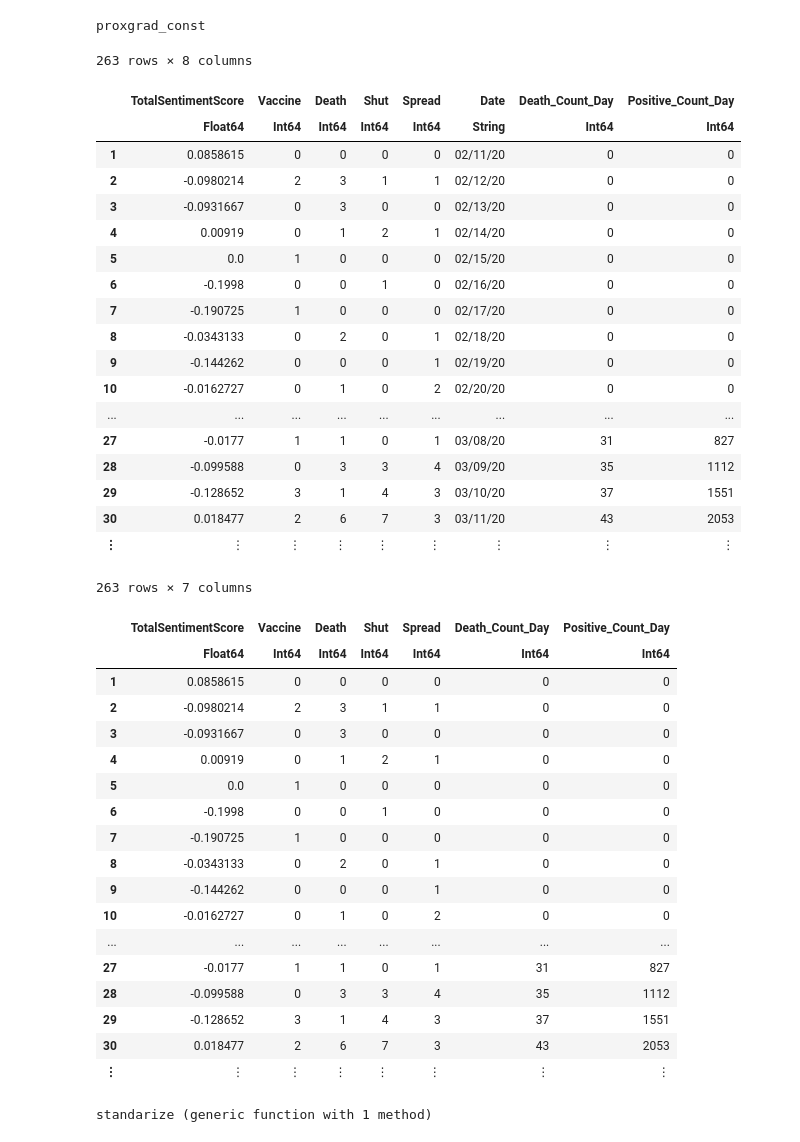
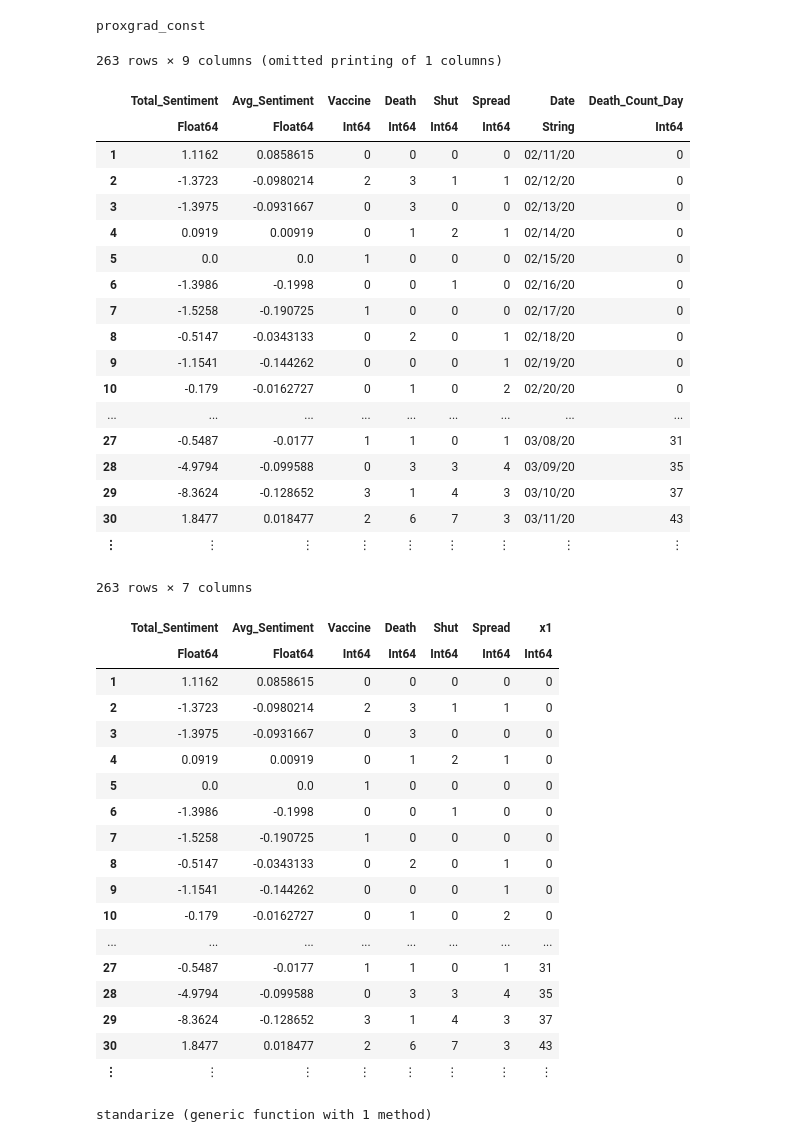
Before and after one commit to dchernysheva/ORIE-4741, a Jupyter notebook: Code/Healthcare/Anthem.ipynb, the cells around one changed output. Drawn from its saved outputs; the diff is of its cells as text; code cells hidden in the pictures.

```diff
--- a/Code/Healthcare/Anthem.ipynb
+++ b/Code/Healthcare/Anthem.ipynb
@@ -9,48 +9,48 @@ include("proxgrad.jl")
 # %% [output]
 proxgrad_const
 # %%
-sentiment = CSV.read("sentiment3.csv")
+sentiment = CSV.read("sentiment4.csv")
 # %% [output]
-263 rows × 8 columns
+263 rows × 9 columns (omitted printing of 1 columns)
-|  | TotalSentimentScore | Vaccine | Death | Shut | Spread | Date | Death_Count_Day | Positive_Count_Day |
-|  | Float64 | Int64 | Int64 | Int64 | Int64 | String | Int64 | Int64 |
-| 1 | 0.0858615 | 0 | 0 | 0 | 0 | 02/11/20 | 0 | 0 |
-| 2 | -0.0980214 | 2 | 3 | 1 | 1 | 02/12/20 | 0 | 0 |
-| 3 | -0.0931667 | 0 | 3 | 0 | 0 | 02/13/20 | 0 | 0 |
-| 4 | 0.00919 | 0 | 1 | 2 | 1 | 02/14/20 | 0 | 0 |
-| 5 | 0.0 | 1 | 0 | 0 | 0 | 02/15/20 | 0 | 0 |
-| 6 | -0.1998 | 0 | 0 | 1 | 0 | 02/16/20 | 0 | 0 |
-| 7 | -0.190725 | 1 | 0 | 0 | 0 | 02/17/20 | 0 | 0 |
-| 8 | -0.0343133 | 0 | 2 | 0 | 1 | 02/18/20 | 0 | 0 |
-| 9 | -0.144262 | 0 | 0 | 0 | 1 | 02/19/20 | 0 | 0 |
-| 10 | -0.0162727 | 0 | 1 | 0 | 2 | 02/20/20 | 0 | 0 |
+|  | Total_Sentiment | Avg_Sentiment | Vaccine | Death | Shut | Spread | Date | Death_Count_Day |
+|  | Float64 | Float64 | Int64 | Int64 | Int64 | Int64 | String | Int64 |
+| 1 | 1.1162 | 0.0858615 | 0 | 0 | 0 | 0 | 02/11/20 | 0 |
+| 2 | -1.3723 | -0.0980214 | 2 | 3 | 1 | 1 | 02/12/20 | 0 |
+| 3 | -1.3975 | -0.0931667 | 0 | 3 | 0 | 0 | 02/13/20 | 0 |
+| 4 | 0.0919 | 0.00919 | 0 | 1 | 2 | 1 | 02/14/20 | 0 |
+| 5 | 0.0 | 0.0 | 1 | 0 | 0 | 0 | 02/15/20 | 0 |
+| 6 | -1.3986 | -0.1998 | 0 | 0 | 1 | 0 | 02/16/20 | 0 |
+| 7 | -1.5258 | -0.190725 | 1 | 0 | 0 | 0 | 02/17/20 | 0 |
+| 8 | -0.5147 | -0.0343133 | 0 | 2 | 0 | 1 | 02/18/20 | 0 |
+| 9 | -1.1541 | -0.144262 | 0 | 0 | 0 | 1 | 02/19/20 | 0 |
+| 10 | -0.179 | -0.0162727 | 0 | 1 | 0 | 2 | 02/20/20 | 0 |
 | ... | ... | ... | ... | ... | ... | ... | ... | ... |
-| 27 | -0.0177 | 1 | 1 | 0 | 1 | 03/08/20 | 31 | 827 |
-| 28 | -0.099588 | 0 | 3 | 3 | 4 | 03/09/20 | 35 | 1112 |
-| 29 | -0.128652 | 3 | 1 | 4 | 3 | 03/10/20 | 37 | 1551 |
-| 30 | 0.018477 | 2 | 6 | 7 | 3 | 03/11/20 | 43 | 2053 |
+| 27 | -0.5487 | -0.0177 | 1 | 1 | 0 | 1 | 03/08/20 | 31 |
+| 28 | -4.9794 | -0.099588 | 0 | 3 | 3 | 4 | 03/09/20 | 35 |
+| 29 | -8.3624 | -0.128652 | 3 | 1 | 4 | 3 | 03/10/20 | 37 |
+| 30 | 1.8477 | 0.018477 | 2 | 6 | 7 | 3 | 03/11/20 | 43 |
 | ⋮ | ⋮ | ⋮ | ⋮ | ⋮ | ⋮ | ⋮ | ⋮ | ⋮ |
 # %%
-sentiment = [sentiment[1:5] sentiment[7:8]]
+sentiment = [sentiment[1:6] sentiment[8]]
 # %% [output]
 263 rows × 7 columns
-|  | TotalSentimentScore | Vaccine | Death | Shut | Spread | Death_Count_Day | Positive_Count_Day |
-|  | Float64 | Int64 | Int64 | Int64 | Int64 | Int64 | Int64 |
-| 1 | 0.0858615 | 0 | 0 | 0 | 0 | 0 | 0 |
-| 2 | -0.0980214 | 2 | 3 | 1 | 1 | 0 | 0 |
-| 3 | -0.0931667 | 0 | 3 | 0 | 0 | 0 | 0 |
-| 4 | 0.00919 | 0 | 1 | 2 | 1 | 0 | 0 |
-| 5 | 0.0 | 1 | 0 | 0 | 0 | 0 | 0 |
-| 6 | -0.1998 | 0 | 0 | 1 | 0 | 0 | 0 |
-| 7 | -0.190725 | 1 | 0 | 0 | 0 | 0 | 0 |
-| 8 | -0.0343133 | 0 | 2 | 0 | 1 | 0 | 0 |
-| 9 | -0.144262 | 0 | 0 | 0 | 1 | 0 | 0 |
-| 10 | -0.0162727 | 0 | 1 | 0 | 2 | 0 | 0 |
+|  | Total_Sentiment | Avg_Sentiment | Vaccine | Death | Shut | Spread | x1 |
+|  | Float64 | Float64 | Int64 | Int64 | Int64 | Int64 | Int64 |
+| 1 | 1.1162 | 0.0858615 | 0 | 0 | 0 | 0 | 0 |
+| 2 | -1.3723 | -0.0980214 | 2 | 3 | 1 | 1 | 0 |
+| 3 | -1.3975 | -0.0931667 | 0 | 3 | 0 | 0 | 0 |
+| 4 | 0.0919 | 0.00919 | 0 | 1 | 2 | 1 | 0 |
+| 5 | 0.0 | 0.0 | 1 | 0 | 0 | 0 | 0 |
+| 6 | -1.3986 | -0.1998 | 0 | 0 | 1 | 0 | 0 |
+| 7 | -1.5258 | -0.190725 | 1 | 0 | 0 | 0 | 0 |
+| 8 | -0.5147 | -0.0343133 | 0 | 2 | 0 | 1 | 0 |
+| 9 | -1.1541 | -0.144262 | 0 | 0 | 0 | 1 | 0 |
+| 10 | -0.179 | -0.0162727 | 0 | 1 | 0 | 2 | 0 |
 | ... | ... | ... | ... | ... | ... | ... | ... |
-| 27 | -0.0177 | 1 | 1 | 0 | 1 | 31 | 827 |
-| 28 | -0.099588 | 0 | 3 | 3 | 4 | 35 | 1112 |
-| 29 | -0.128652 | 3 | 1 | 4 | 3 | 37 | 1551 |
-| 30 | 0.018477 | 2 | 6 | 7 | 3 | 43 | 2053 |
+| 27 | -0.5487 | -0.0177 | 1 | 1 | 0 | 1 | 31 |
+| 28 | -4.9794 | -0.099588 | 0 | 3 | 3 | 4 | 35 |
+| 29 | -8.3624 | -0.128652 | 3 | 1 | 4 | 3 | 37 |
+| 30 | 1.8477 | 0.018477 | 2 | 6 | 7 | 3 | 43 |
 | ⋮ | ⋮ | ⋮ | ⋮ | ⋮ | ⋮ | ⋮ | ⋮ |
 # %%
 function standarize(stock)
```
Also changed, not shown: parts of 34 cells of this notebook.
